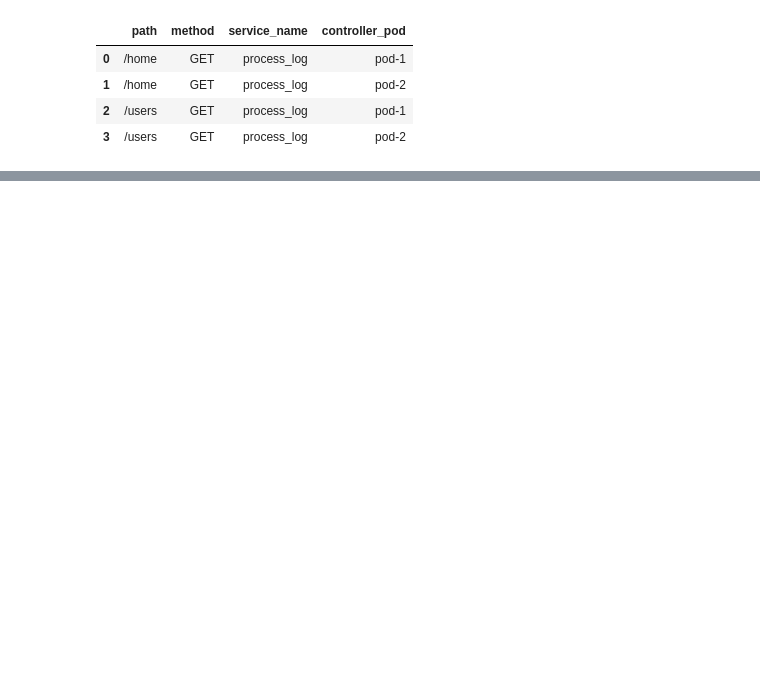
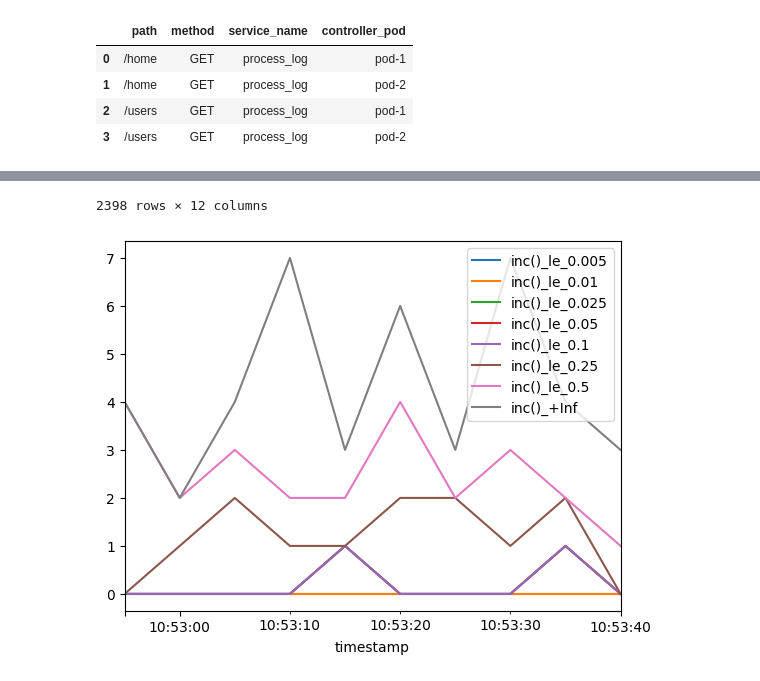
Before and after one commit to vuvietnguyenit/data_analystic, a Jupyter notebook: notebooks/calculate_latency_duration_time.ipynb, the cells around one changed output, grey strips where cells are left out. Saved outputs shown, nothing was run; the diff lists cells and outputs as text; code cells hidden in the pictures; blank space fills up the shorter version.

```diff
--- a/notebooks/calculate_latency_duration_time.ipynb
+++ b/notebooks/calculate_latency_duration_time.ipynb
@@ -371,0 +163,4 @@ Formula().cal_increment_rate(dataframe=df_group_1, list_column_select=list(colum
+# %%
+# Group data interval 1 second
+# Only consider about latency bucket -> Get newest value increament by second
+raw_df = raw_df.groupby(["timestamp", "path", "controller_pod"]).nth(-1).reset_index(drop=True)
@@ -371,0 +183,14 @@ Formula().cal_increment_rate(dataframe=df_group_1, list_column_select=list(colum
+# %%
+
+def increase(row_data):
+    for v in columns_change.values():
+        v: str
+        row_data[f"increase[5s]{v}"] = row_data[v]['last'] - row_data[v]['first']
+        print(row_data[f"increase[5s]{v}"])
+    return row_data
+# %%
+bucket_columns = {v: ["first", "last"] for v in columns_change.values()}
+
+# Implement increase for each bucket
+raw_df_resample = raw_df.groupby(["path", "method", "service_name", "controller_pod"]).resample(
+    rule="5s", on="timestamp", label="right", closed="right").agg(bucket_columns).reset_index()  # type: ignore
@@ -371,0 +213,24 @@ Formula().cal_increment_rate(dataframe=df_group_1, list_column_select=list(colum
+# %%
+# Simulator increase()
+def increase(x, y):
+    return y - x
+
+# Simulator rate()
+def rate(x, y, time_vector: int):
+    return increase(x, y) / time_vector
+# %%
+# Apply calculate increase()
+
+df_value_incre = pd.DataFrame()
+for bucket in columns_change.values():
+    df_value_incre['timestamp'] = raw_df_resample['timestamp']
+    df_value_incre['path'] = raw_df_resample['path']
+    df_value_incre['method'] = raw_df_resample['method']
+    df_value_incre['controller_pod'] = raw_df_resample['controller_pod']
+    df_value_incre[f'inc()_{bucket}'] = increase(
+        raw_df_resample[bucket]['first'], raw_df_resample[bucket]['last'])
+    # df_value_incre[f'rate()_{bucket}'] = rate(
+    #     raw_df_resample[bucket]['first'], raw_df_resample[bucket]['last'], 5)
+df_value_incre[100:110].plot(x="timestamp")
+df_value_incre
+# %% [output]
@@ -371,0 +249,2 @@ Formula().cal_increment_rate(dataframe=df_group_1, list_column_select=list(colum
+2398 rows × 12 columns
+[figure, added]
```
Also changed, not shown: parts of 40 cells of this notebook.
